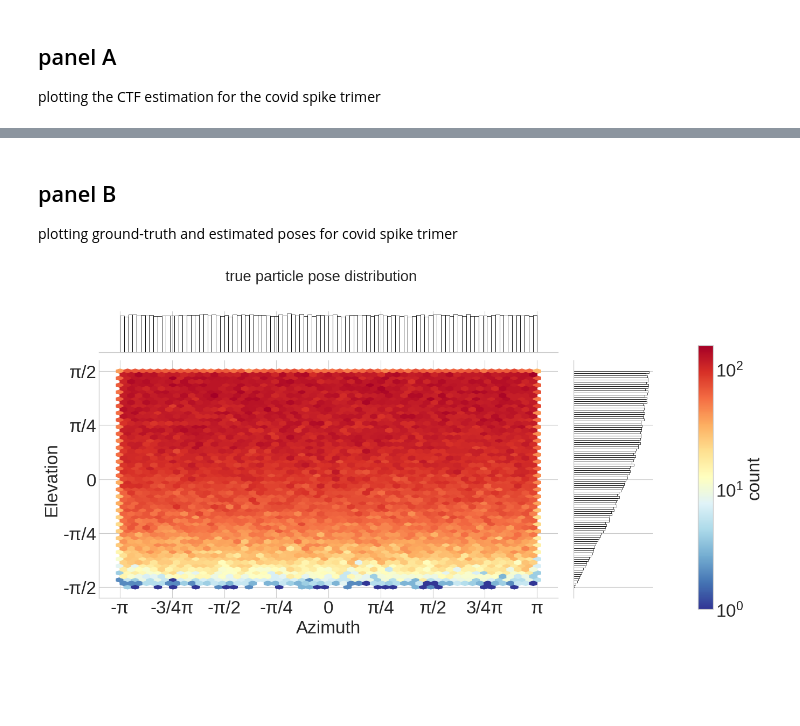
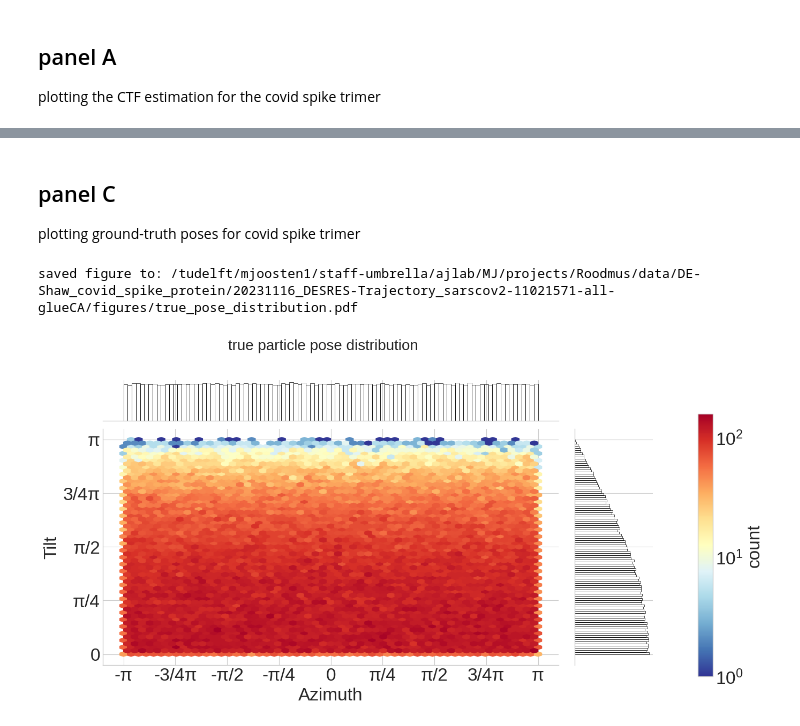
Before and after one commit to ccpem/roodmus, a Jupyter notebook: paper/supplementary_figure_1.ipynb, the cells around one changed output, grey strips where cells are left out. Saved outputs shown, nothing was run; the diff lists cells and outputs as text; code cells hidden in the pictures; blank space fills up the shorter version.

```diff
--- a/paper/supplementary_figure_1.ipynb
+++ b/paper/supplementary_figure_1.ipynb
@@ -19,8 +19,9 @@ from roodmus.analysis.plot_alignment import plot_true_pose_distribution, plot_pi
 from roodmus.analysis.plot_picking import plot_recall, plot_precision
 # %%
 # loading covid spike trimer data
-project_dir = "/home/mjoosten1/projects/roodmus/data/DE-Shaw_covid_spike_protein/20231116_DESRES-Trajectory_sarscov2-11021571-all-glueCA"
-config_dir = os.path.join(project_dir, "Micrographs")
+project_dir = "/tudelft/mjoosten1/staff-umbrella/ajlab/MJ/projects/Roodmus/data/DE-Shaw_covid_spike_protein/20231116_DESRES-Trajectory_sarscov2-11021571-all-glueCA"
+config_dir = "/tudelft/mjoosten1/staff-umbrella/ajlab/MJ/projects/Roodmus/data/DE-Shaw_covid_spike_protein/DESRES-Trajectory_sarscov2-11021571-all-glueCA/Micrographs"
+# config_dir = os.path.join(project_dir, "Micrographs")
 figures_dir = os.path.join(project_dir, "figures")
 meta_files = [
     os.path.join(project_dir, "Refine3D", "job008", "run_it011_data.star"),
@@ -115,10 +138,13 @@ correlation coefficient: -0.9999990429598893
 # %% [markdown]
-## panel B
-plotting ground-truth and estimated poses for covid spike trimer
+## panel C
+plotting ground-truth poses for covid spike trimer
 # %%
-grid, _, _ = plot_true_pose_distribution(
+grid, _, _ = true_pose_distribution_plot(
     df_truth=df_truth,
 )
-grid.savefig(os.path.join(figures_dir, "true_pose_distribution.pdf"), bbox_inches="tight")
+outfilename = os.path.join(figures_dir, "true_pose_distribution.pdf")
+# grid.savefig(outfilename, bbox_inches="tight")
+print(f"saved figure to: {outfilename}")
 # %% [output]
+saved figure to: /tudelft/mjoosten1/staff-umbrella/ajlab/MJ/projects/Roodmus/data/DE-Shaw_covid_spike_protein/20231116_DESRES-Trajectory_sarscov2-11021571-all-glueCA/figures/true_pose_distribution.pdf
-[figure, old version]
+[figure, new version]
```
Also changed, not shown: parts of 10 cells of this notebook.
